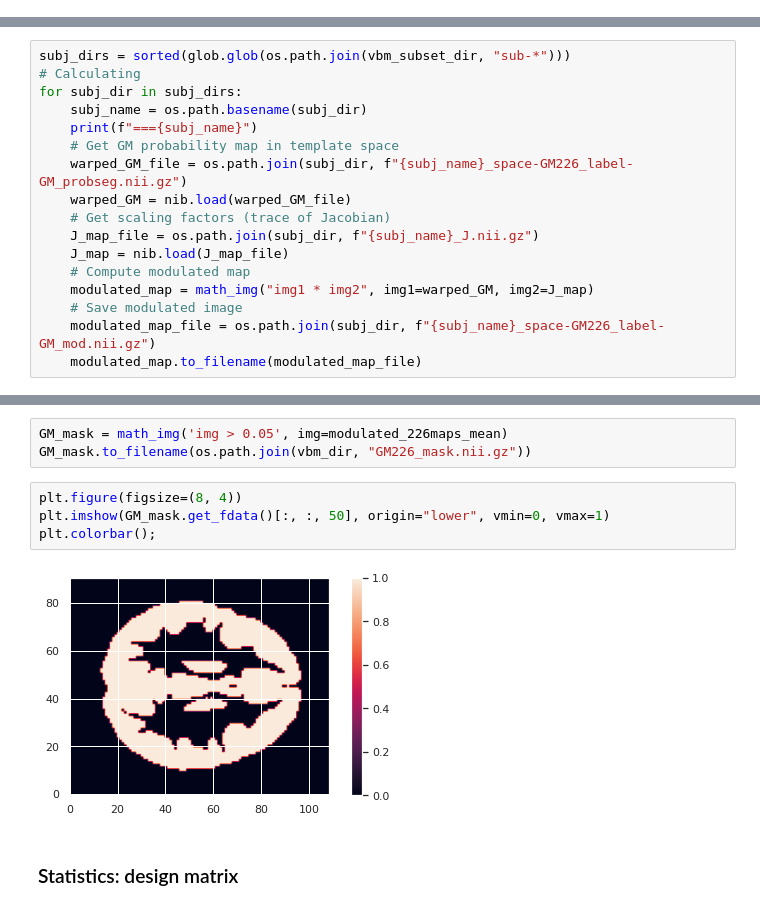
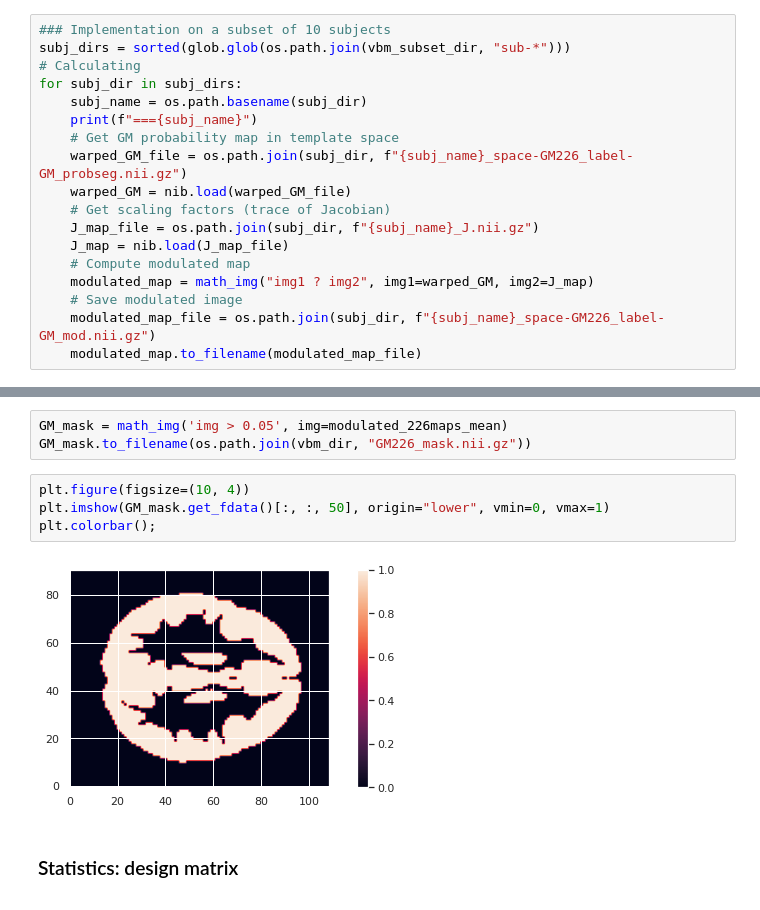
Before and after one commit to fishtree-attempt/SDC-BIDS-sMRI, a Jupyter notebook: code/6_sMRI_quantification_stats.ipynb, the cells around one changed output, grey strips where cells are left out. Cells and saved outputs as stored; diff of their text form.

```diff
--- a/code/6_sMRI_quantification_stats.ipynb
+++ b/code/6_sMRI_quantification_stats.ipynb
@@ -674,0 +671,18 @@ from nilearn.image import math_img, smooth_img
+# %%
+### Implementation on a subset of 10 subjects
+subj_dirs = sorted(glob.glob(os.path.join(vbm_subset_dir, "sub-*")))
+# Calculating
+for subj_dir in subj_dirs:
+    subj_name = os.path.basename(subj_dir)
+    print(f"==={subj_name}")
+    # Get GM probability map in template space
+    warped_GM_file = os.path.join(subj_dir, f"{subj_name}_space-GM226_label-GM_probseg.nii.gz")
+    warped_GM = nib.load(warped_GM_file)
+    # Get scaling factors (trace of Jacobian)
+    J_map_file = os.path.join(subj_dir, f"{subj_name}_J.nii.gz")
+    J_map = nib.load(J_map_file)
+    # Compute modulated map
+    modulated_map = math_img("img1 ? img2", img1=warped_GM, img2=J_map)
+    # Save modulated image
+    modulated_map_file = os.path.join(subj_dir, f"{subj_name}_space-GM226_label-GM_mod.nii.gz")
+    modulated_map.to_filename(modulated_map_file)
@@ -675,19 +700,2 @@ from nilearn.image import math_img, smooth_img
 # %% [markdown]
 ##### Implementation on a subset of 10 subjects
-# %%
-subj_dirs = sorted(glob.glob(os.path.join(vbm_subset_dir, "sub-*")))
-# Calculating
-for subj_dir in subj_dirs:
-    subj_name = os.path.basename(subj_dir)
-    print(f"==={subj_name}")
-    # Get GM probability map in template space
-    warped_GM_file = os.path.join(subj_dir, f"{subj_name}_space-GM226_label-GM_probseg.nii.gz")
-    warped_GM = nib.load(warped_GM_file)
-    # Get scaling factors (trace of Jacobian)
-    J_map_file = os.path.join(subj_dir, f"{subj_name}_J.nii.gz")
-    J_map = nib.load(J_map_file)
-    # Compute modulated map
-    modulated_map = math_img("img1 * img2", img1=warped_GM, img2=J_map)
-    # Save modulated image
-    modulated_map_file = os.path.join(subj_dir, f"{subj_name}_space-GM226_label-GM_mod.nii.gz")
-    modulated_map.to_filename(modulated_map_file)
@@ -835,11 +832,11 @@ plt.tight_layout() # Magic command to clean the overall plot
 GM_mask = math_img('img > 0.05', img=modulated_226maps_mean)
 GM_mask.to_filename(os.path.join(vbm_dir, "GM226_mask.nii.gz"))
 # %%
-plt.figure(figsize=(8, 4))
+plt.figure(figsize=(10, 4))
 plt.imshow(GM_mask.get_fdata()[:, :, 50], origin="lower", vmin=0, vmax=1)
 plt.colorbar();
 # %% [output]
-[figure, old version]
+[figure, new version]
 # %% [markdown]
 ### Statistics: design matrix
 # %% [markdown]
```
Also changed, not shown: parts of 26 cells of this notebook, 7 other files.
